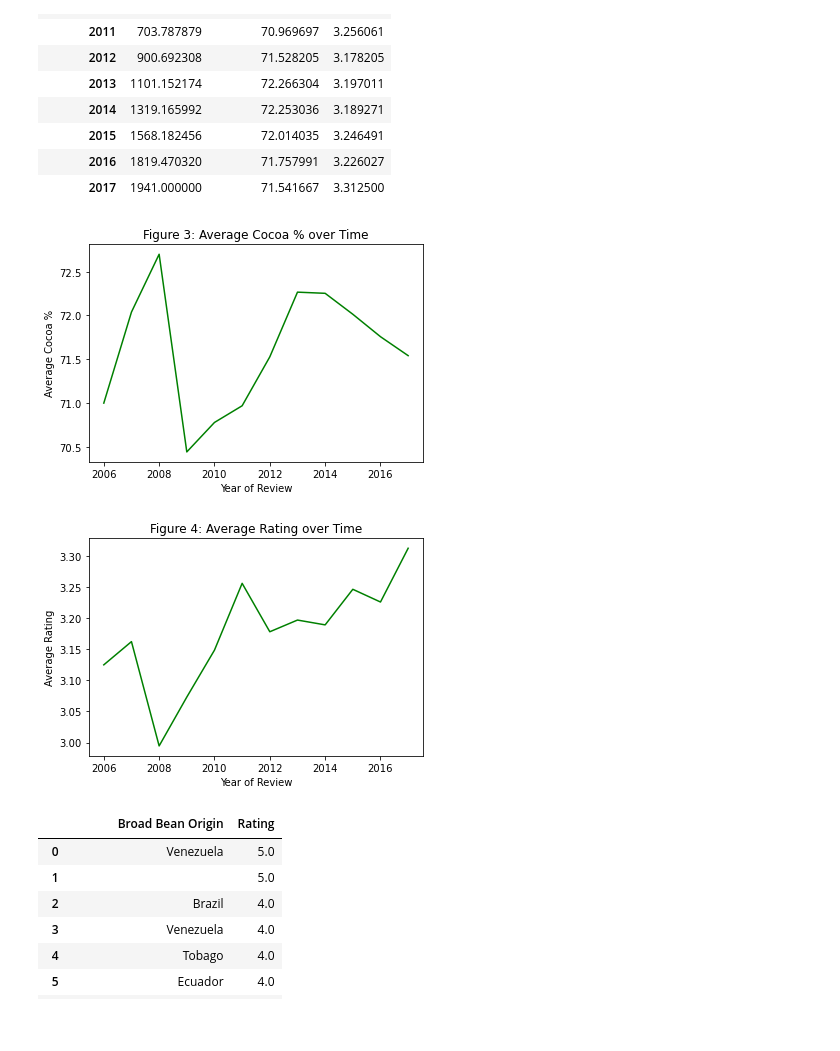
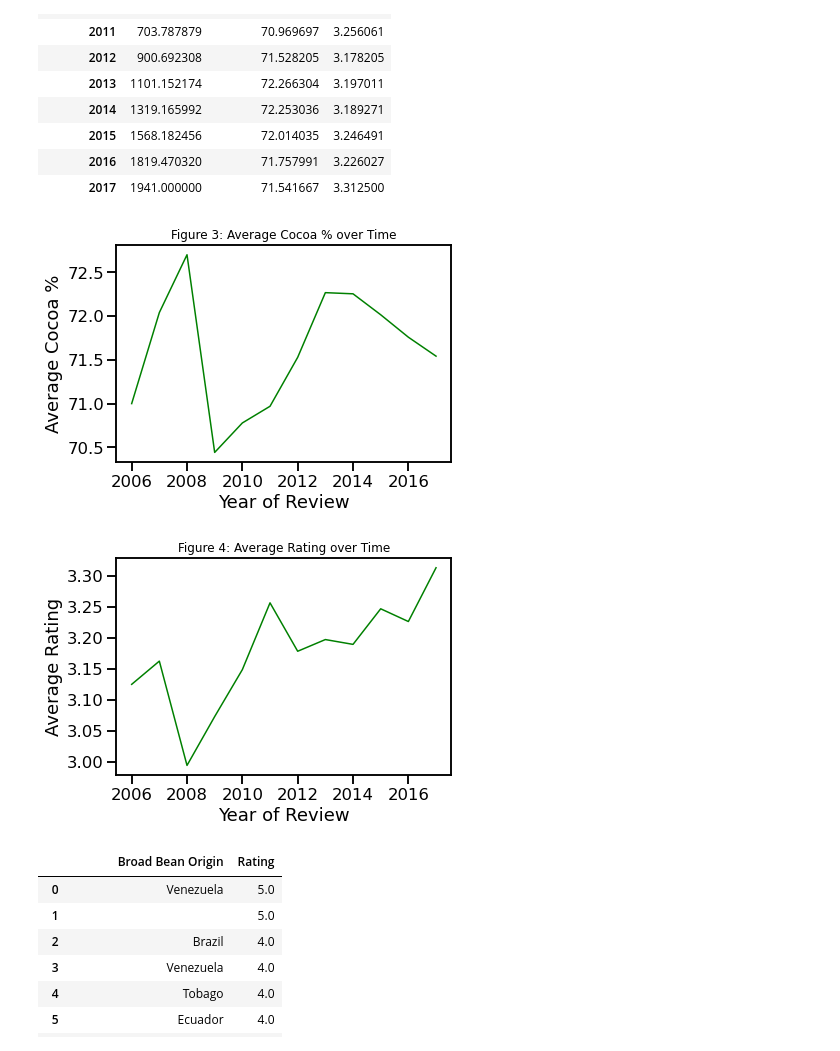
Before and after one commit to klaralynch/MyProject, a Jupyter notebook: First.ipynb, the cells around one changed output. Saved outputs shown, nothing was run; the diff lists cells and outputs as text; code cells hidden in the pictures; blank space fills up the shorter version.

```diff
--- a/First.ipynb
+++ b/First.ipynb
@@ -519,6 +567,8 @@ ratings_company
 # Create scatter plot to look at Review Date vs. Rating
 
 # Visualisation 2
+sns.set_context("talk")
 g = sns.relplot(x="Review Date", y="Rating", data=chocolate, kind="scatter", size = "Cocoa Percentage")
-g.fig.suptitle("Fig 2: Scatterplot - Ratings vs. Review Date")
+g.fig.suptitle("Figure 2: Scatterplot - Ratings vs. Review Date")
+fig.savefig("Figure 2: Scatterplot - Ratings vs. Review Date.png", format="png", dpi=1200)
 # %% [output]
@@ -560,25 +609,29 @@ cocoa_time
 # %%
 # Visualisation 3
 # Create graph to review Average Cocoa % over Time
 fig, ax = plt.subplots()
+sns.set_context("notebook")
 sns.lineplot(x="Review Date", y="Cocoa Percentage", data=cocoa_time, color="green")
 plt.xlabel("Year of Review")
 plt.ylabel("Average Cocoa %")
 plt.title("Figure 3: Average Cocoa % over Time")
+fig.savefig("Figure 3: Average Cocoa % over Time.png", format="png", dpi=1200)
 plt.show()
 # %% [output]
-[figure, old version]
+[figure, new version]
 # %%
 # Visualisation 4
 # Create graph to review Average Rating over Time
 fig, ax = plt.subplots()
+sns.set_context("notebook")
 sns.lineplot(x="Review Date", y="Rating", data=cocoa_time, color="green")
 plt.xlabel("Year of Review")
 plt.ylabel("Average Rating")
 plt.title("Figure 4: Average Rating over Time")
+fig.savefig("Figure 4: Average Rating over Time.png", format="png", dpi=1200)
 plt.show()
 # %% [output]
-[figure, old version]
+[figure, new version]
 # %%
 # By looking at both Figure 3 and Figure 4 above, we can see that the Average Rating of chocolate has increase in recent years, whereas the Average Cocoa Percentrage seems to have tapered off. What is interesting is taht in around 2008-2009 there was a significant decline in both the Average Cocoa Percentage and the Average Ratings. This would make you consider whether there was a distinct correlation with these, whereby consumers were not as interested or appreciative of the chocolate with lower Cocoa Percentages.
 # %%
```
Also changed, not shown: parts of 26 cells of this notebook.
